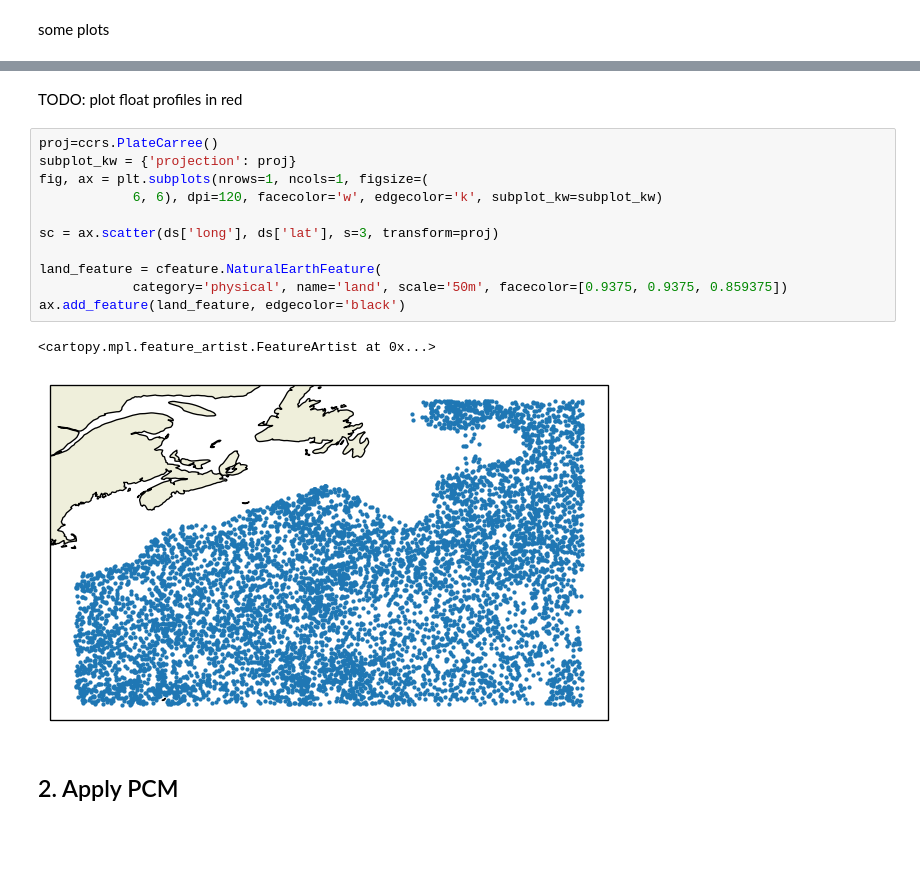
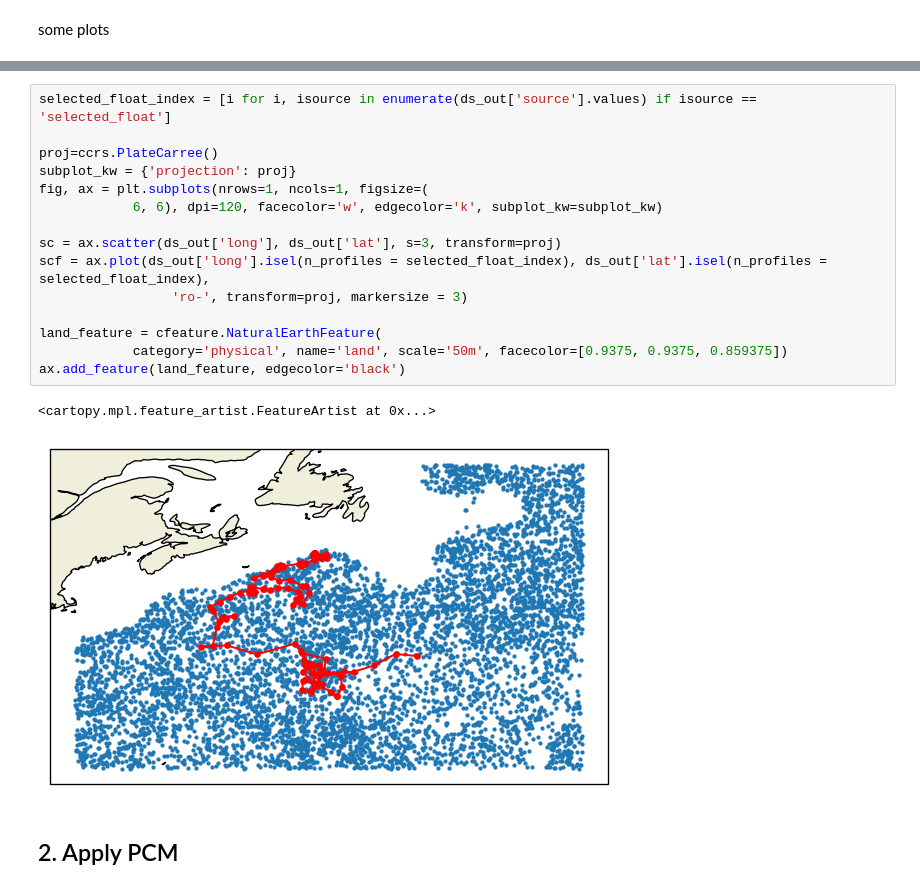
Before and after one commit to euroargodev/DMQC-PCM, a Jupyter notebook: PCM-design/Classif_ArgoReferenceDatabase.ipynb, the cells around one changed output, grey strips where cells are left out. Saved outputs shown, nothing was run; the diff lists cells and outputs as text; blank space fills up the shorter version.

Commit message:
[update] float trajectory in scatter plot

```diff
--- a/PCM-design/Classif_ArgoReferenceDatabase.ipynb
+++ b/PCM-design/Classif_ArgoReferenceDatabase.ipynb
@@ -158,19 +158,21 @@ ds_out['temp'].plot(x='n_profiles');
-# %% [markdown]
-TODO: plot float profiles in red
 # %%
+selected_float_index = [i for i, isource in enumerate(ds_out['source'].values) if isource == 'selected_float']
+
 proj=ccrs.PlateCarree()
 subplot_kw = {'projection': proj}
 fig, ax = plt.subplots(nrows=1, ncols=1, figsize=(
             6, 6), dpi=120, facecolor='w', edgecolor='k', subplot_kw=subplot_kw)
 
-sc = ax.scatter(ds['long'], ds['lat'], s=3, transform=proj)
+sc = ax.scatter(ds_out['long'], ds_out['lat'], s=3, transform=proj)
+scf = ax.plot(ds_out['long'].isel(n_profiles = selected_float_index), ds_out['lat'].isel(n_profiles = selected_float_index),
+                 'ro-', transform=proj, markersize = 3)
 
 land_feature = cfeature.NaturalEarthFeature(
             category='physical', name='land', scale='50m', facecolor=[0.9375, 0.9375, 0.859375])
 ax.add_feature(land_feature, edgecolor='black')
 # %% [output]
 <cartopy.mpl.feature_artist.FeatureArtist at 0x...>
-[figure, old version]
+[figure, new version]
 # %% [markdown]
 ## 2. Apply PCM
 # %% [markdown]
```
Also changed, not shown: parts of 18 cells of this notebook, 3 other files.
